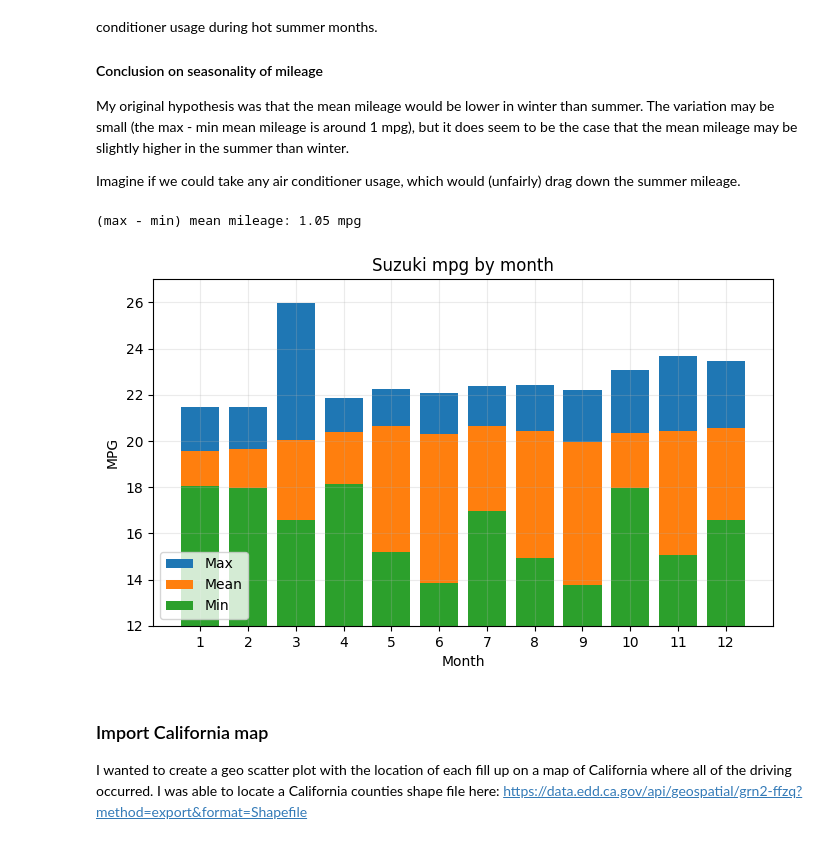
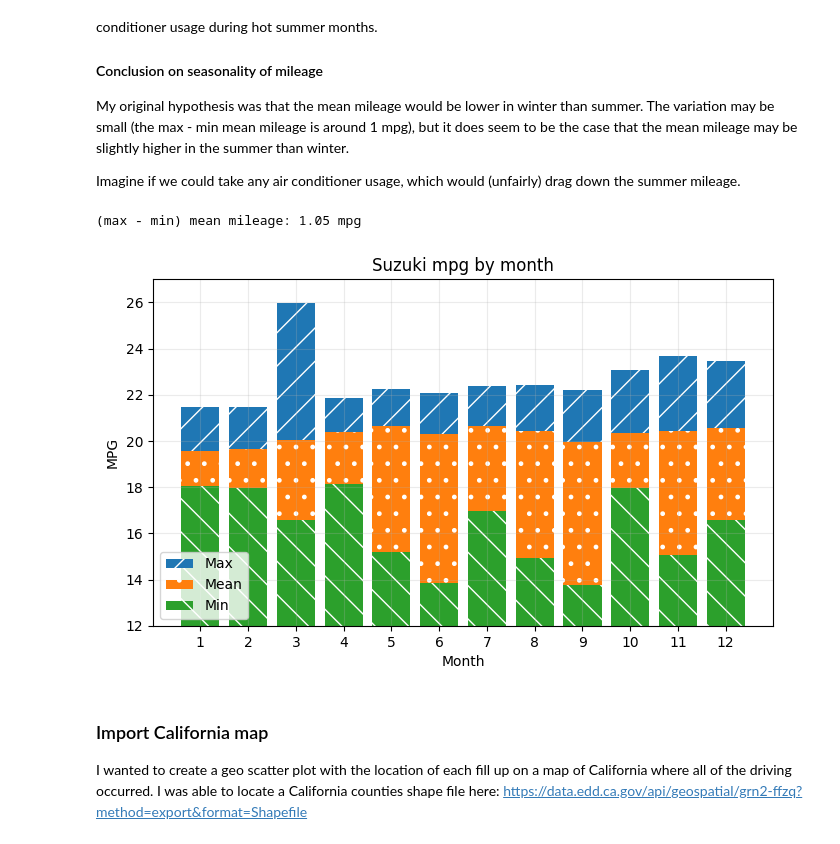
Before and after one commit to ngregorich/suzuki_mileage, a Jupyter notebook: suzuki_mileage.ipynb, the cells around one changed output. Saved outputs shown, nothing was run; the diff lists cells and outputs as text; code cells hidden in the pictures.

Commit message:
added markers and hatching for accessibility

```diff
--- a/suzuki_mileage.ipynb
+++ b/suzuki_mileage.ipynb
@@ -772,34 +774,43 @@ Text(0.5, 1.0, 'Fill ups per month versus miles per month')
 
 fig, ax1 = plt.subplots(figsize=fig_size)
 ax1.bar(
     [*range(1, 12 + 1)],
     df.groupby(df.index.month).max(numeric_only=True).mpg,
     label="Max",
+    hatch="/",
+    edgecolor="white",
+    linewidth=0,
 )
 ax1.bar(
     [*range(1, 12 + 1)],
     df.groupby(df.index.month).mean(numeric_only=True).mpg,
     label="Mean",
+    hatch=".",
+    edgecolor="white",
+    linewidth=0,
 )
 ax1.bar(
     [*range(1, 12 + 1)],
     df.groupby(df.index.month).min(numeric_only=True).mpg,
     label="Min",
+    hatch="\\",
+    edgecolor="white",
+    linewidth=0,
 )
 ax1.grid(alpha=0.25)
 ax1.legend(loc="lower left")
 ax1.set_ylim(mpg_lim[0], mpg_lim[1])
 ax1.set_xlabel("Month")
 ax1.set_ylabel("MPG")
 ax1.set_xticks(range(1, 12 + 1))
 ax1.set_title("Suzuki mpg by month")
 
 print(
     f"(max - min) mean mileage: {df.groupby(df.index.month).mean(numeric_only=True).mpg.max() - df.groupby(df.index.month).mean(numeric_only=True).mpg.min():.2f} mpg"
 )
 # %% [output]
 (max - min) mean mileage: 1.05 mpg
-[figure, old version]
+[figure, new version]
 # %% [markdown]
  ### Import California map
 
```
Also changed, not shown: parts of 3 cells of this notebook, 1 other file.
